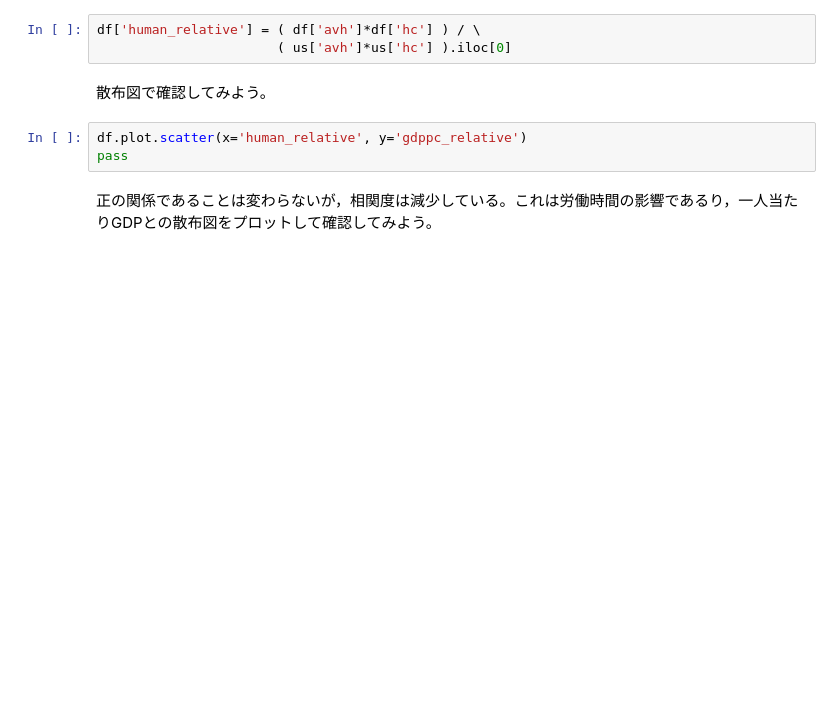
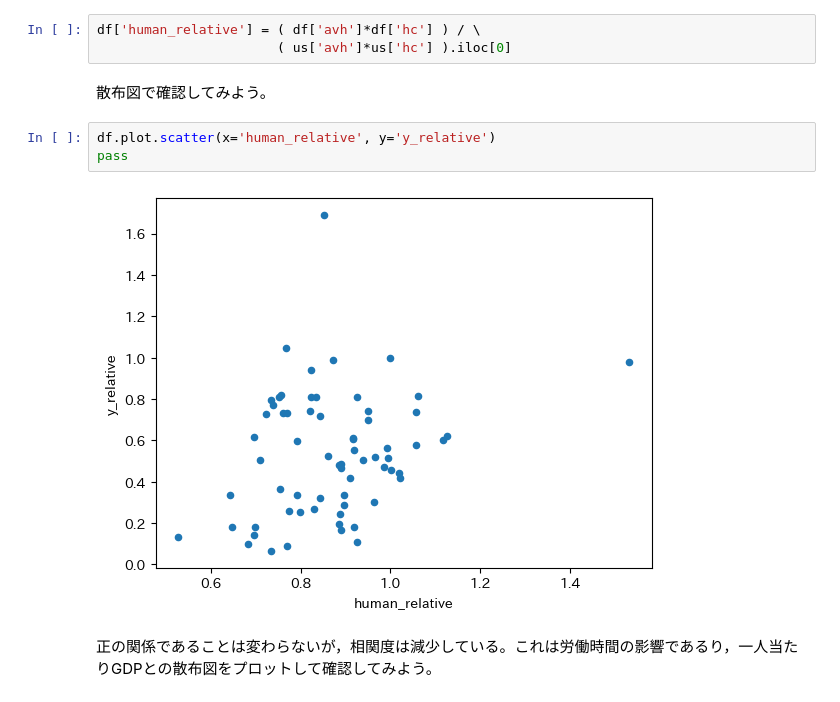
Before and after one commit to Py4Macro/py4macro.github.io, a Jupyter notebook: 5a_Development_Accounting.ipynb, the cells around one changed output. Saved outputs shown, nothing was run; the diff lists cells and outputs as text; blank space fills up the shorter version.

```diff
--- a/5a_Development_Accounting.ipynb
+++ b/5a_Development_Accounting.ipynb
@@ -424,8 +587,10 @@ df['human_relative'] = ( df['avh']*df['hc'] ) / \
 # %% [markdown]
 散布図で確認してみよう。
 # %%
-df.plot.scatter(x='human_relative', y='gdppc_relative')
+df.plot.scatter(x='human_relative', y='y_relative')
 pass
+# %% [output]
+[figure, added]
 # %% [markdown]
 正の関係であることは変わらないが，相関度は減少している。これは労働時間の影響であるり，一人当たりGDPとの散布図をプロットして確認してみよう。
 # %%
```
Also changed, not shown: parts of 61 cells of this notebook.
